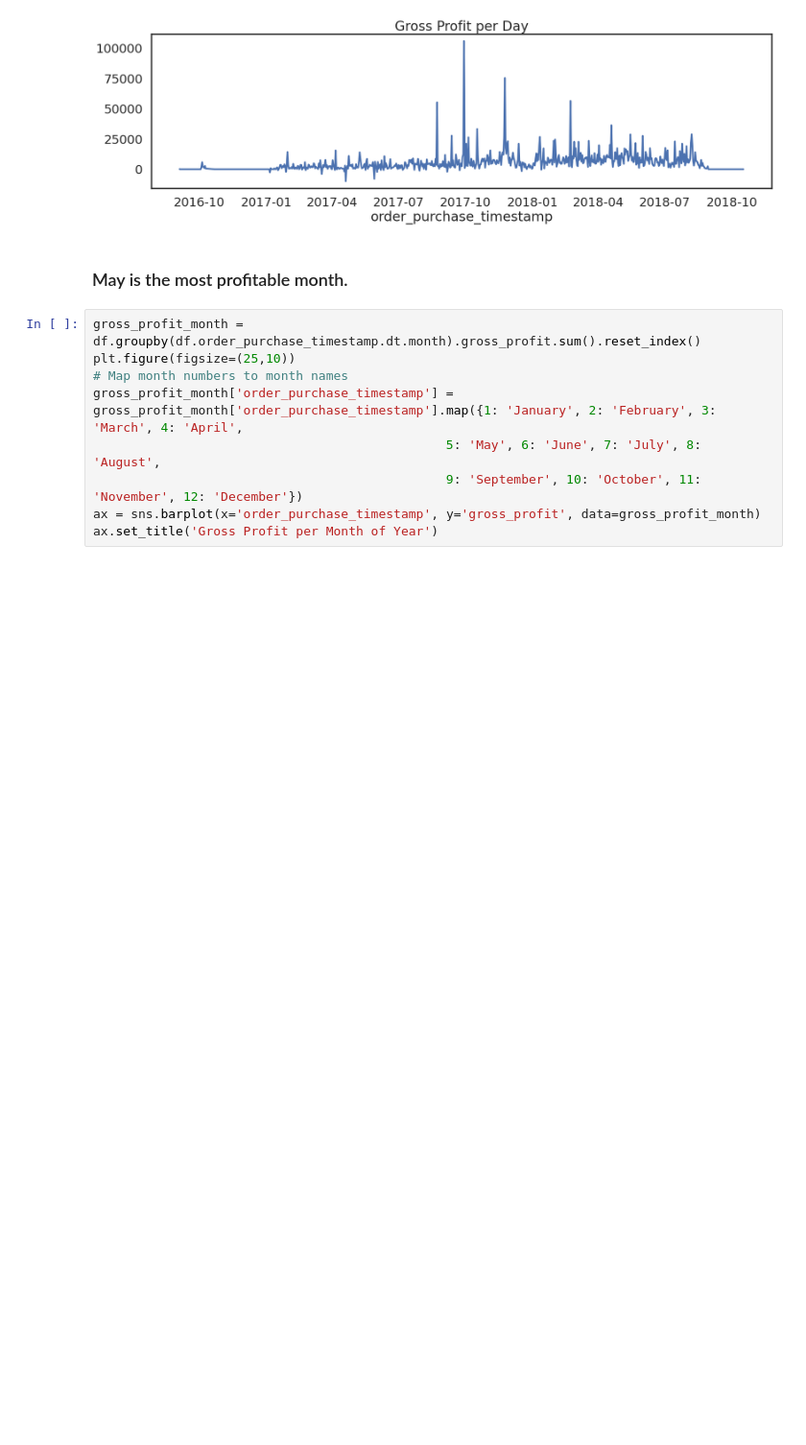
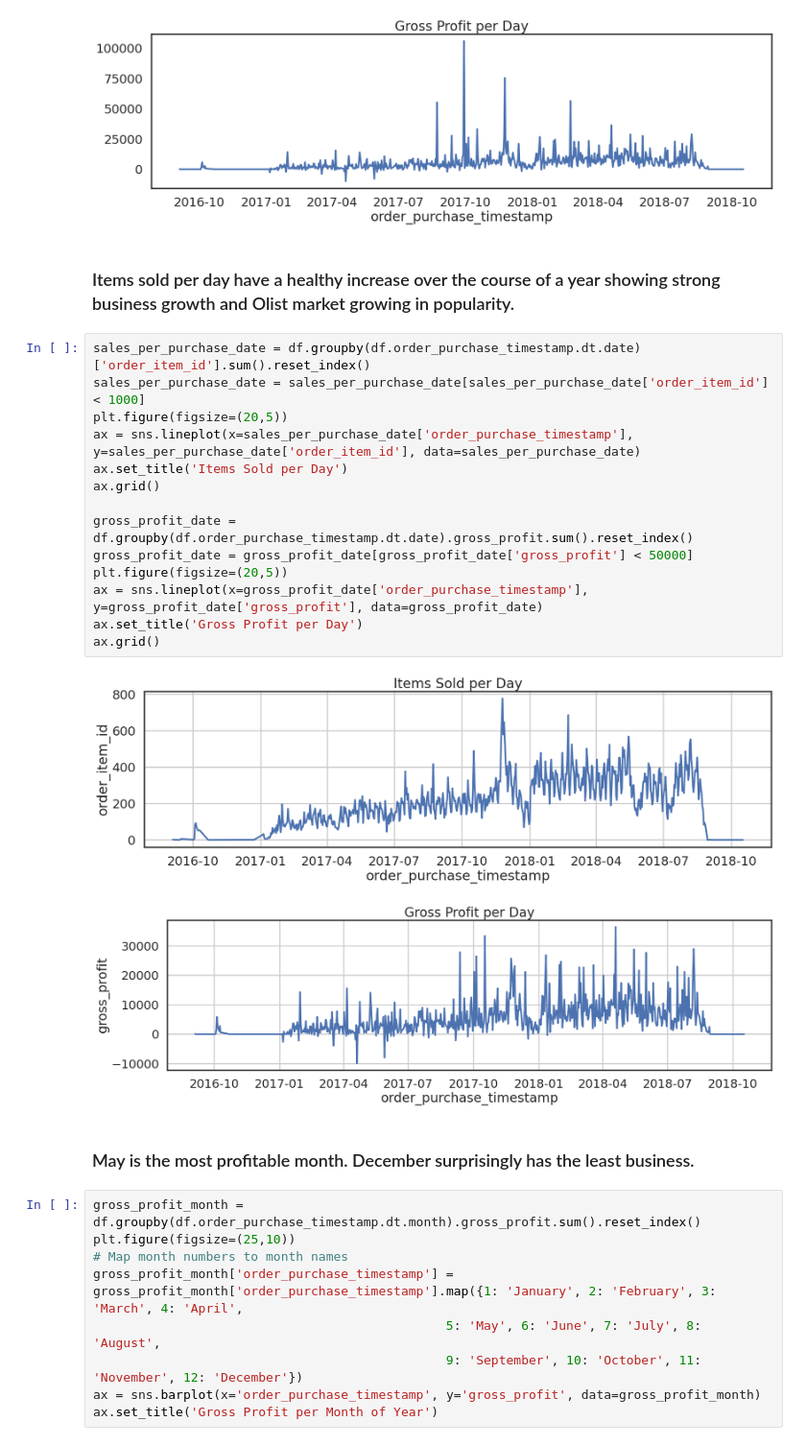
Before and after one commit to Greg-Kojadinovich/kaggle, a Jupyter notebook: brasil-olist-commerce-dataset-geospatial-eda.ipynb, the cells around one changed output. Shown at 96% size. Saved outputs shown, nothing was run; the diff lists cells and outputs as text; blank space fills up the shorter version.

Commit message:
Kaggle Notebook | Brasil Olist Commerce Dataset Geospatial EDA | Version 2

```diff
--- a/brasil-olist-commerce-dataset-geospatial-eda.ipynb
+++ b/brasil-olist-commerce-dataset-geospatial-eda.ipynb
@@ -313,8 +289,27 @@ ax.set_title('Gross Profit per Day')
 Text(0.5, 1.0, 'Gross Profit per Day')
 [figure]
 [figure]
+# %% [markdown]
+### Items sold per day have a healthy increase over the course of a year showing strong business growth and Olist market growing in popularity.
+# %%
+sales_per_purchase_date = df.groupby(df.order_purchase_timestamp.dt.date)['order_item_id'].sum().reset_index()
+sales_per_purchase_date = sales_per_purchase_date[sales_per_purchase_date['order_item_id'] < 1000]
+plt.figure(figsize=(20,5))
+ax = sns.lineplot(x=sales_per_purchase_date['order_purchase_timestamp'], y=sales_per_purchase_date['order_item_id'], data=sales_per_purchase_date)
+ax.set_title('Items Sold per Day')
+ax.grid()
+
+gross_profit_date = df.groupby(df.order_purchase_timestamp.dt.date).gross_profit.sum().reset_index()
+gross_profit_date = gross_profit_date[gross_profit_date['gross_profit'] < 50000]
+plt.figure(figsize=(20,5))
+ax = sns.lineplot(x=gross_profit_date['order_purchase_timestamp'], y=gross_profit_date['gross_profit'], data=gross_profit_date)
+ax.set_title('Gross Profit per Day')
+ax.grid()
+# %% [output]
+[figure, added]
+[figure, added]
 # %% [markdown]
-### May is the most profitable month.
+### May is the most profitable month. December surprisingly has the least business.
 # %%
 gross_profit_month = df.groupby(df.order_purchase_timestamp.dt.month).gross_profit.sum().reset_index()
 plt.figure(figsize=(25,10))
```
Also changed, not shown: parts of 19 cells of this notebook.
